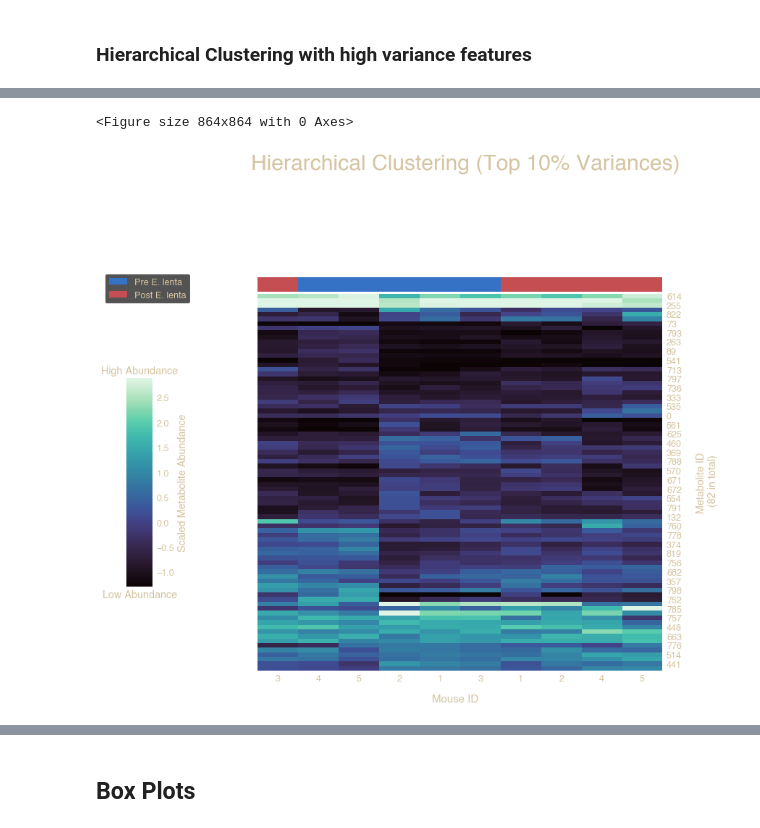
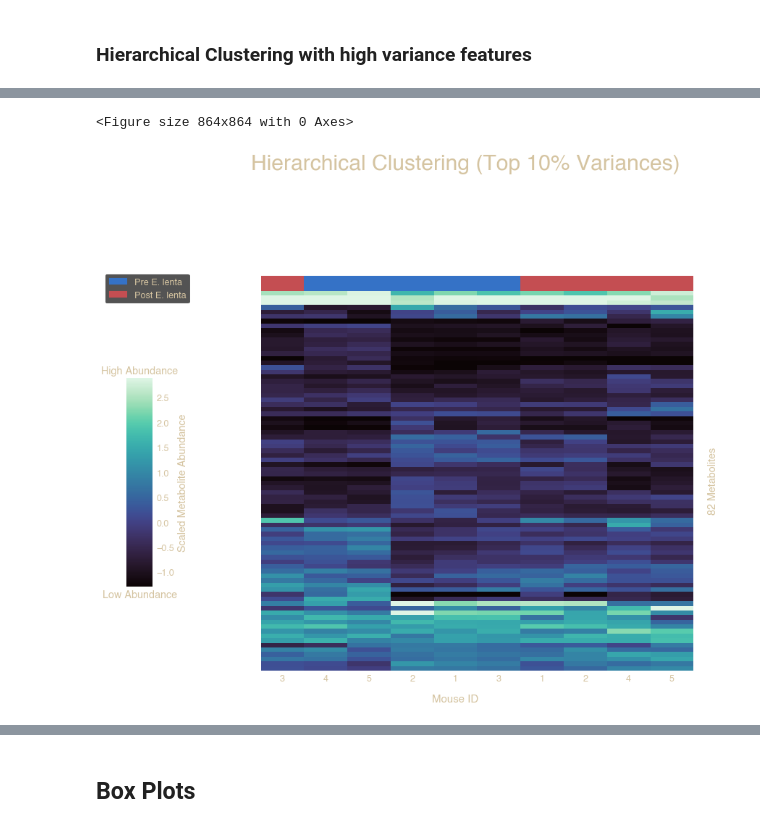
Before and after one commit to danielchang2002/FecalMetabolomics, a Jupyter notebook: notebooks/DataVisualization.ipynb, the cells around one changed output, grey strips where cells are left out. Drawn from its saved outputs; the diff is of its cells as text; code cells hidden in the pictures.

```diff
--- a/notebooks/DataVisualization.ipynb
+++ b/notebooks/DataVisualization.ipynb
@@ -193,7 +193,7 @@ cluster_df = df.iloc[:, 1:-2].T
 cluster_df = cluster_df.rename(
     mapper=(lambda x : ((x + 2) // 2)), axis=1)
 cluster_df.index = range(823)
-cluster_df.index.name = '\nMetabolite ID\n (823 in total)'
+cluster_df.index.name = '\n823 Metabolites'
 cluster_df
 # %% [output]
 |  | 1 | 1 | 2 | 2 | 3 | 3 | 4 | 4 | 5 | 5 |
@@ -269,7 +269,7 @@ Length: 823, dtype: float64
 # %%
 top10 = variances[:int(len(variances) * 0.1)].index.values
 cluster_df_top10 = cluster_df.iloc[top10, :]
-cluster_df_top10.index.name = '\nMetabolite ID\n (82 in total)'
+cluster_df_top10.index.name = '\n82 Metabolites'
 cluster_df_top10.head()
 # %% [output]
 |  | 1 | 1 | 2 | 2 | 3 | 3 | 4 | 4 | 5 | 5 |
@@ -280,10 +280,11 @@ cluster_df_top10.head()
 | 752 | 0.112612 | 0.096876 | 0.097459 | 0.041999 | 0.156780 | 0.130044 | 0.094367 | 0.277683 | 0.074011 | 0.276434 |
 | 820 | 0.241432 | 0.078611 | 0.197009 | 0.105422 | 0.328468 | 0.139020 | 0.253468 | 0.159851 | 0.197046 | 0.174640 |
 # %%
-hierarchical(cluster_df_top10, "Hierarchical Clustering (Top 10% Variances)", 'HC_10.png', tick=2)
+hierarchical(cluster_df_top10, "Hierarchical Clustering (Top 10% Variances)",
+             'HC_10.png', tick=False)
 # %% [output]
 <Figure size 864x864 with 0 Axes>
-[figure, old version]
+[figure, new version]
 # %%
 top20 = variances[:int(len(variances) * 0.2)].index.values
 cluster_df_top20 = cluster_df.iloc[top20, :]
```
Also changed, not shown: parts of 20 cells of this notebook.
